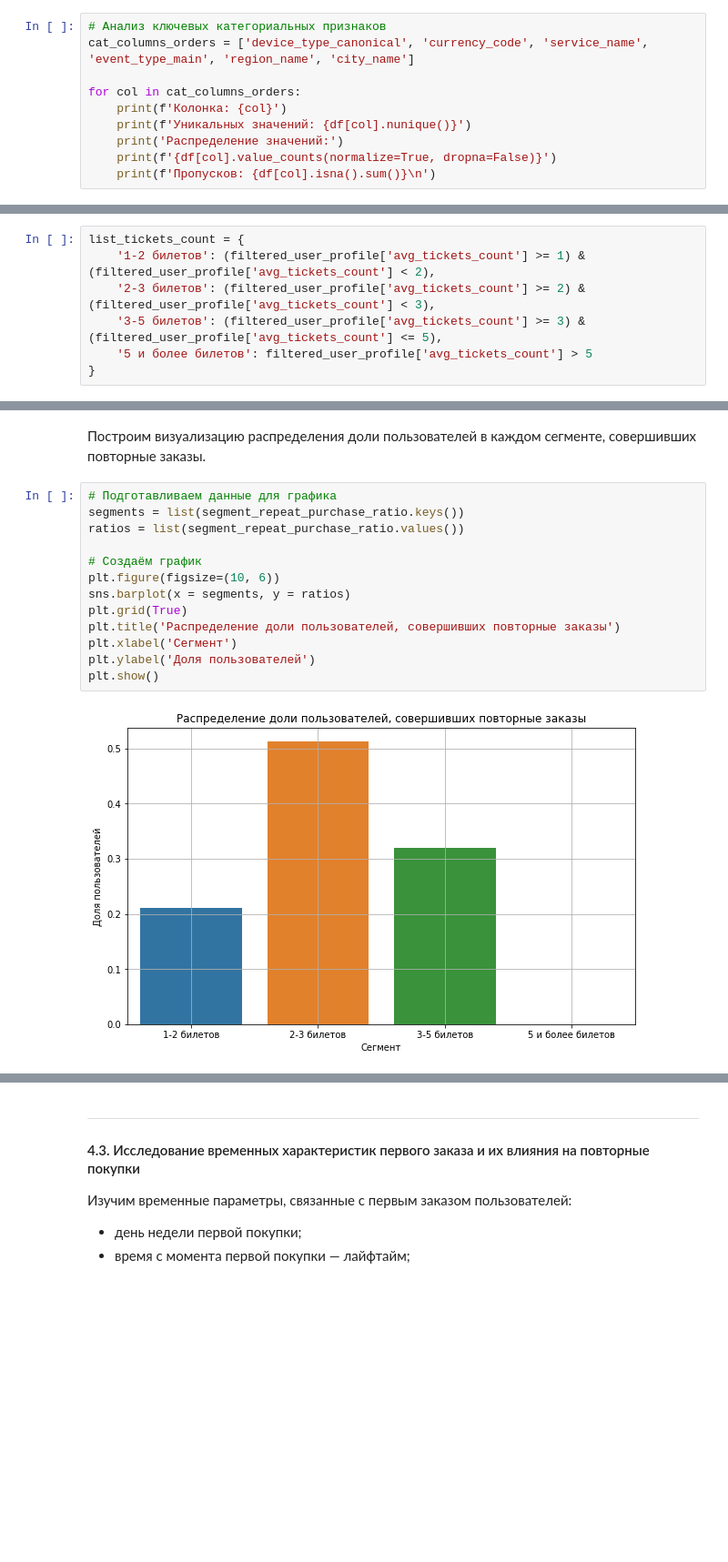
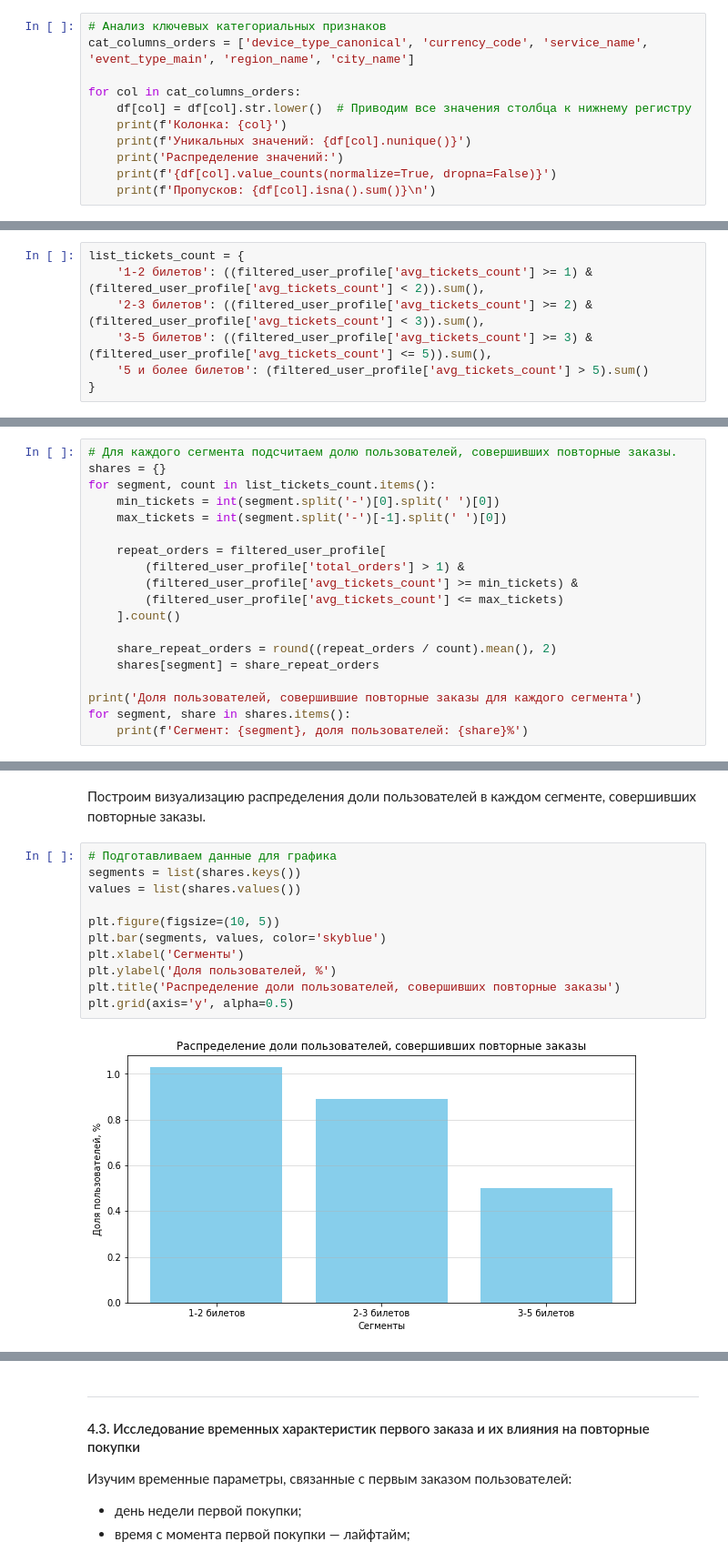
Before and after one commit to PutilEl/Yandex_afisha_user_behavior, a Jupyter notebook: Yandex_afisha_user_behavior.ipynb, the cells around one changed output, grey strips where cells are left out. Shown at 91% size. Cells and saved outputs as stored; diff of their text form; blank space fills up the shorter version.

```diff
--- a/Yandex_afisha_user_behavior.ipynb
+++ b/Yandex_afisha_user_behavior.ipynb
@@ -309,6 +445,7 @@ dtype: float64
 cat_columns_orders = ['device_type_canonical', 'currency_code', 'service_name', 'event_type_main', 'region_name', 'city_name']
 
 for col in cat_columns_orders:
+    df[col] = df[col].str.lower()  # Приводим все значения столбца к нижнему регистру
     print(f'Колонка: {col}')
     print(f'Уникальных значений: {df[col].nunique()}')
     print('Распределение значений:')
@@ -1724,10 +1974,10 @@ plt.show()
     - от 5 и более билетов.
 # %%
 list_tickets_count = {
-    '1-2 билетов': (filtered_user_profile['avg_tickets_count'] >= 1) & (filtered_user_profile['avg_tickets_count'] < 2),
-    '2-3 билетов': (filtered_user_profile['avg_tickets_count'] >= 2) & (filtered_user_profile['avg_tickets_count'] < 3),
-    '3-5 билетов': (filtered_user_profile['avg_tickets_count'] >= 3) & (filtered_user_profile['avg_tickets_count'] <= 5),
-    '5 и более билетов': filtered_user_profile['avg_tickets_count'] > 5
+    '1-2 билетов': ((filtered_user_profile['avg_tickets_count'] >= 1) & (filtered_user_profile['avg_tickets_count'] < 2)).sum(),
+    '2-3 билетов': ((filtered_user_profile['avg_tickets_count'] >= 2) & (filtered_user_profile['avg_tickets_count'] < 3)).sum(),
+    '3-5 билетов': ((filtered_user_profile['avg_tickets_count'] >= 3) & (filtered_user_profile['avg_tickets_count'] <= 5)).sum(),
+    '5 и более билетов': (filtered_user_profile['avg_tickets_count'] > 5).sum()
 }
 # %% [markdown]
 Построим визуализацию сегментов пользователей по среднему количеству билетов в заказе.
@@ -1795,0 +2006,19 @@ for segment, ratio in segment_repeat_purchase_ratio.items():
+# %%
+# Для каждого сегмента подсчитаем долю пользователей, совершивших повторные заказы.
+shares = {}
+for segment, count in list_tickets_count.items():
+    min_tickets = int(segment.split('-')[0].split(' ')[0])
+    max_tickets = int(segment.split('-')[-1].split(' ')[0])
+
+    repeat_orders = filtered_user_profile[
+        (filtered_user_profile['total_orders'] > 1) &
+        (filtered_user_profile['avg_tickets_count'] >= min_tickets) &
+        (filtered_user_profile['avg_tickets_count'] <= max_tickets)
+    ].count()
+
+    share_repeat_orders = round((repeat_orders / count).mean(), 2)
+    shares[segment] = share_repeat_orders
+
+print('Доля пользователей, совершившие повторные заказы для каждого сегмента')
+for segment, share in shares.items():
+    print(f'Сегмент: {segment}, доля пользователей: {share}%')
@@ -1797,16 +2032,14 @@ for segment, ratio in segment_repeat_purchase_ratio.items():
 Построим визуализацию распределения доли пользователей в каждом сегменте, совершивших повторные заказы.
 # %%
 # Подготавливаем данные для графика
-segments = list(segment_repeat_purchase_ratio.keys())
-ratios = list(segment_repeat_purchase_ratio.values())
+segments = list(shares.keys())
+values = list(shares.values())
 
-# Создаём график
-plt.figure(figsize=(10, 6))
-sns.barplot(x = segments, y = ratios)
-plt.grid(True)
+plt.figure(figsize=(10, 5))
+plt.bar(segments, values, color='skyblue')
+plt.xlabel('Сегменты')
+plt.ylabel('Доля пользователей, %')
 plt.title('Распределение доли пользователей, совершивших повторные заказы')
-plt.xlabel('Сегмент')
-plt.ylabel('Доля пользователей')
-plt.show()
+plt.grid(axis='y', alpha=0.5)
 # %% [output]
-[figure, old version]
+[figure, new version]
```
Also changed, not shown: parts of 71 cells of this notebook.
